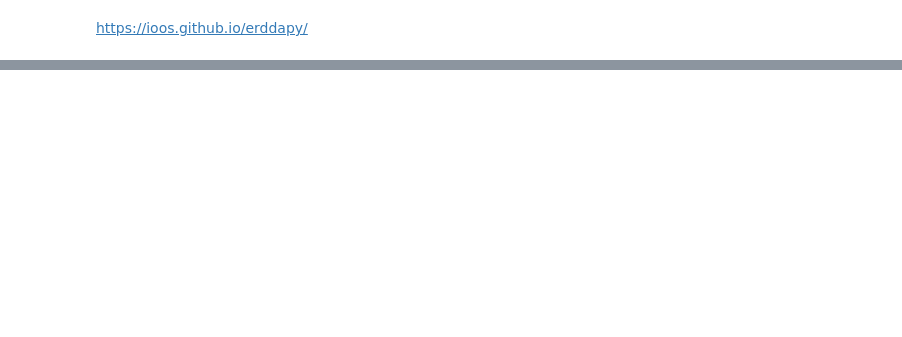
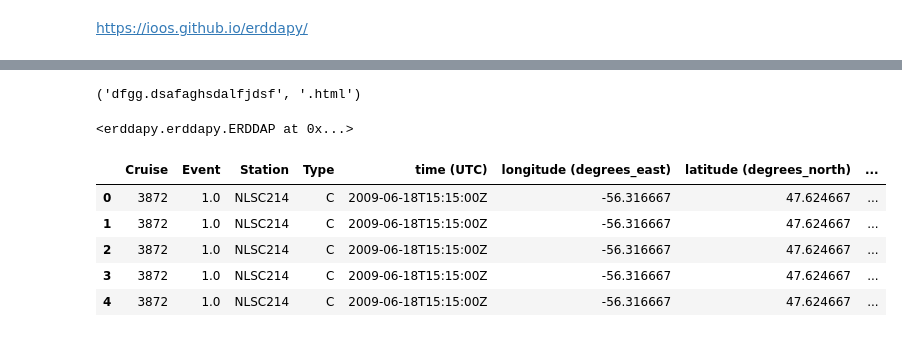
Before and after one commit to munroelab/cioos-viz, a Jupyter notebook: ERDDAP.ipynb, the cells around one changed output, grey strips where cells are left out. Saved outputs shown, nothing was run; the diff lists cells and outputs as text; code cells hidden in the pictures; blank space fills up the shorter version.

```diff
--- a/ERDDAP.ipynb
+++ b/ERDDAP.ipynb
@@ -3,11 +3,2 @@ import erddapy
 # %% [markdown]
 https://ioos.github.io/erddapy/
-# %%
-from erddapy import ERDDAP
-
-
-e = ERDDAP(
-    server='https://data.ioos.us/gliders/erddap',
-    protocol='tabledap',
-    response='csv',
-)
@@ -76,0 +14,3 @@ ax.set_ylabel('Depth (m)');
+# %%
+ckan_url = 'https://cioosatlantic.ca/ckan/'
+ckan = RemoteCKAN(ckan_url)  # User Agent options available if needed
@@ -76,0 +59,43 @@ ax.set_ylabel('Depth (m)');
+# %%
+os.path.splitext('dfgg.dsafaghsdalfjdsf.html')
+# %% [output]
+('dfgg.dsafaghsdalfjdsf', '.html')
+# %%
+def get_ERDDAP(id):
+    ckan_url = 'https://cioosatlantic.ca/ckan/'
+    ckan = RemoteCKAN(ckan_url)
+
+    package = ckan.action.package_show(id=id)
+
+    url = None
+    for resource in package['resources']:
+        if 'ERDDAP' in resource['name']:
+            url = resource['url']
+            break
+
+    part1, part2 = url.split('erddap/')
+
+    dataset_id, _ = os.path.splitext(os.path.basename(url))
+    server = os.path.join(part1, 'erddap')
+    protocol = part2.split('/')[0]
+
+    e = ERDDAP(server=server,
+               protocol=protocol, response='nc')
+    e.dataset_id = dataset_id
+
+    return e
+# %%
+e = get_ERDDAP(package['resources'][0]['package_id'])
+e
+# %% [output]
+<erddapy.erddapy.ERDDAP at 0x...>
+# %%
+df = e.to_pandas()
+df.head()
+# %% [output]
+|  | Cruise | Event | Station | Type | time (UTC) | longitude (degrees_east) | latitude (degrees_north) | ... |
+| 0 | 3872 | 1.0 | NLSC214 | C | 2009-06-18T15:15:00Z | -56.316667 | 47.624667 | ... |
+| 1 | 3872 | 1.0 | NLSC214 | C | 2009-06-18T15:15:00Z | -56.316667 | 47.624667 | ... |
+| 2 | 3872 | 1.0 | NLSC214 | C | 2009-06-18T15:15:00Z | -56.316667 | 47.624667 | ... |
+| 3 | 3872 | 1.0 | NLSC214 | C | 2009-06-18T15:15:00Z | -56.316667 | 47.624667 | ... |
+| 4 | 3872 | 1.0 | NLSC214 | C | 2009-06-18T15:15:00Z | -56.316667 | 47.624667 | ... |
```
Also changed, not shown: parts of 11 cells of this notebook, 2 other files.
